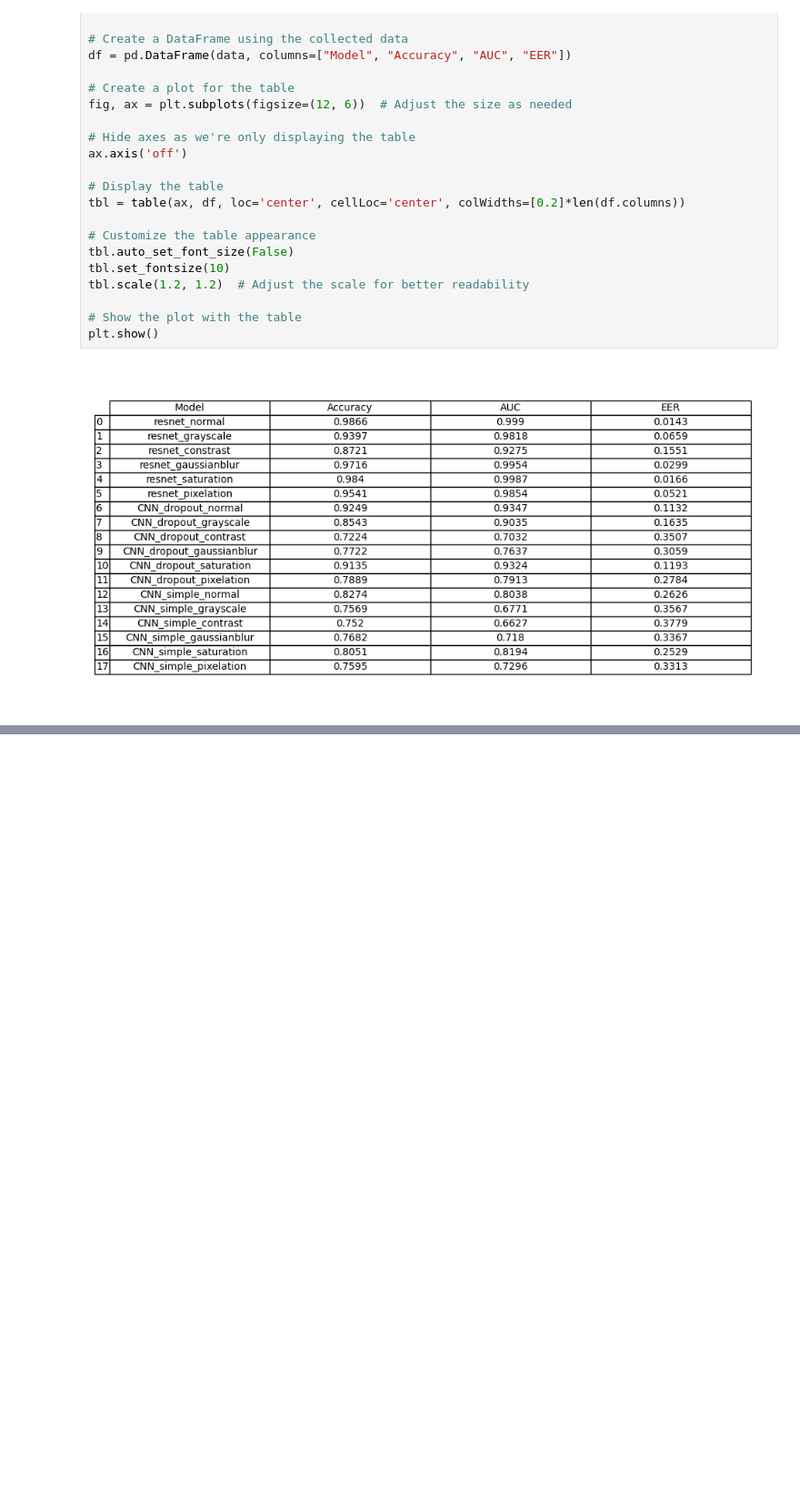
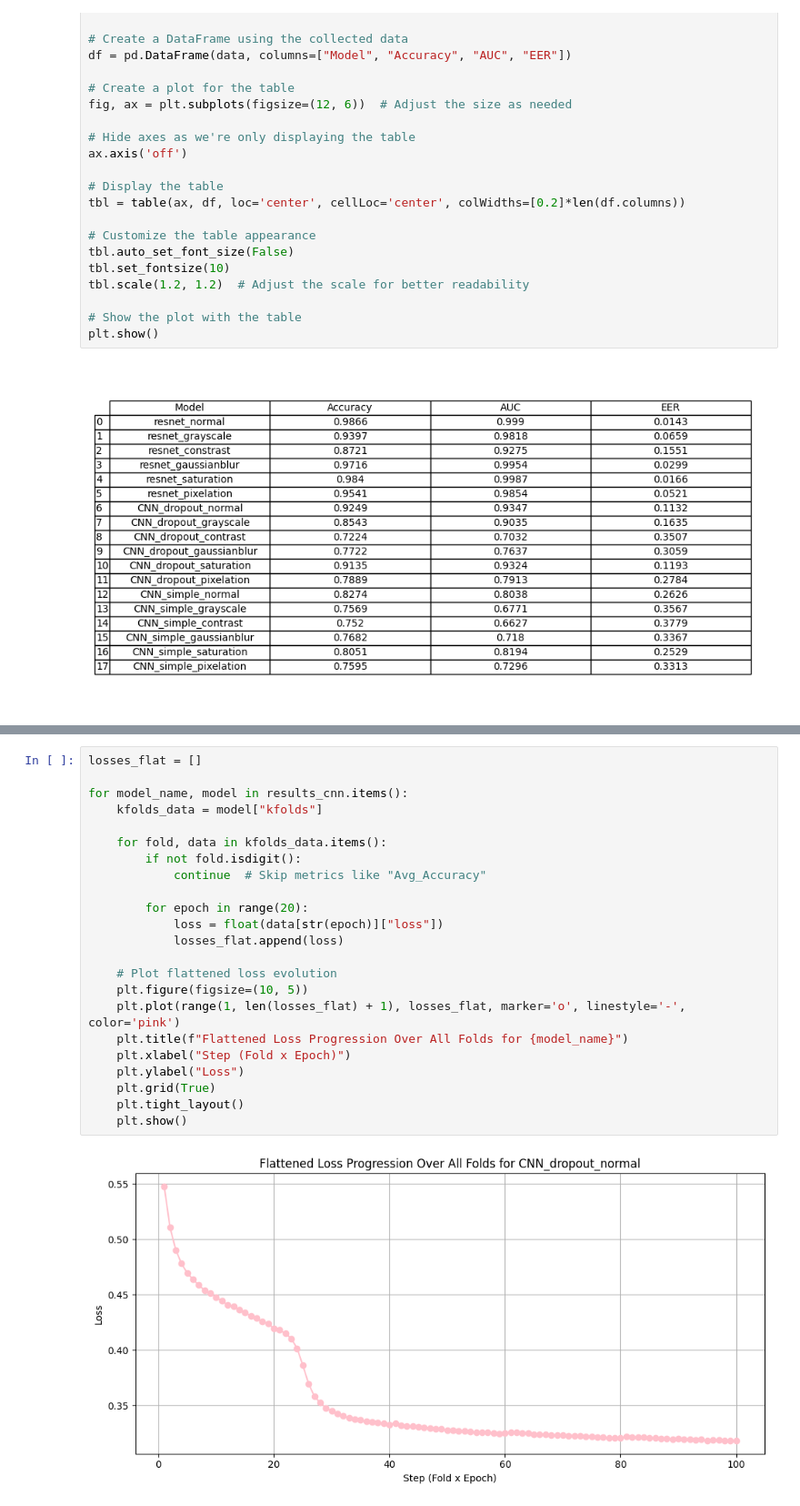
Before and after one commit to Dav1sp/ACPR, a Jupyter notebook: classifier_comparison.ipynb, the cells around one changed output, grey strips where cells are left out. Shown at 91% size. Saved outputs shown, nothing was run; the diff lists cells and outputs as text; blank space fills up the shorter version.

```diff
--- a/classifier_comparison.ipynb
+++ b/classifier_comparison.ipynb
@@ -321,0 +362,25 @@ plt.show()
+# %%
+losses_flat = []
+
+for model_name, model in results_cnn.items():
+    kfolds_data = model["kfolds"]
+
+    for fold, data in kfolds_data.items():
+        if not fold.isdigit():
+            continue  # Skip metrics like "Avg_Accuracy"
+
+        for epoch in range(20):
+            loss = float(data[str(epoch)]["loss"])
+            losses_flat.append(loss)
+
+    # Plot flattened loss evolution
+    plt.figure(figsize=(10, 5))
+    plt.plot(range(1, len(losses_flat) + 1), losses_flat, marker='o', linestyle='-', color='pink')
+    plt.title(f"Flattened Loss Progression Over All Folds for {model_name}")
+    plt.xlabel("Step (Fold x Epoch)")
+    plt.ylabel("Loss")
+    plt.grid(True)
+    plt.tight_layout()
+    plt.show()
+# %% [output]
+[figure, added]
```
Also changed, not shown: parts of 3 cells of this notebook.
